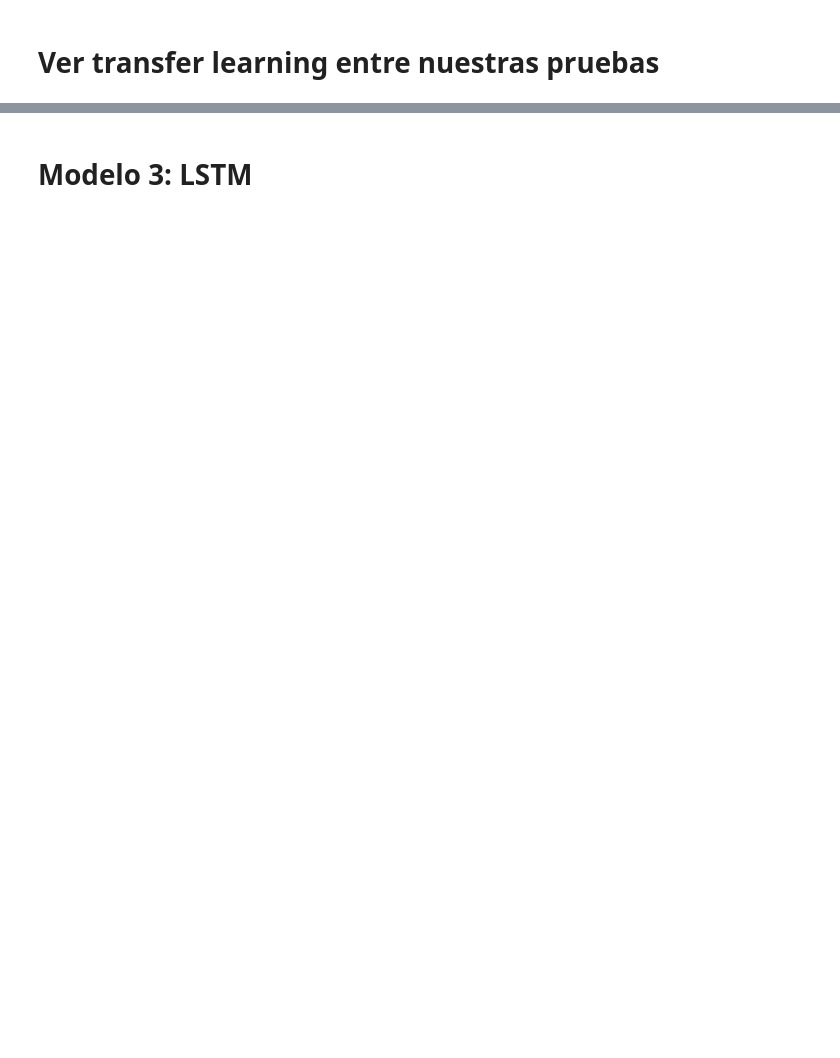
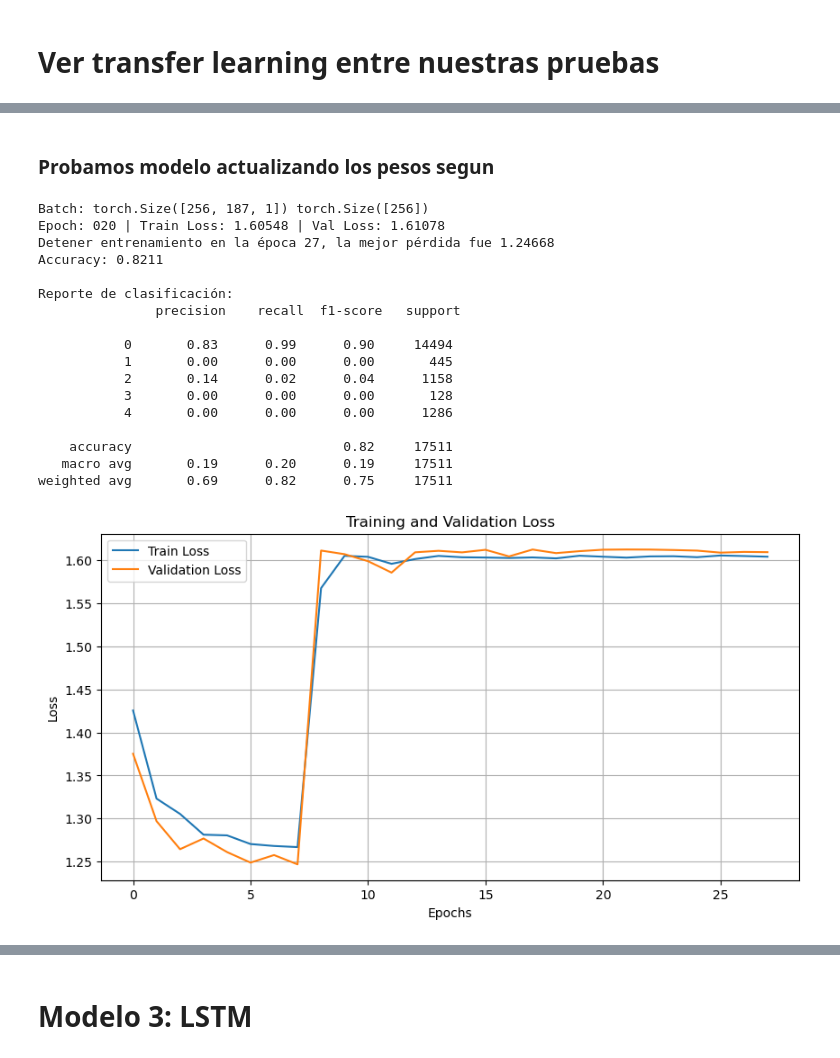
Before and after one commit to carbotton/tdl_tarea_2, a Jupyter notebook: Tarea_2-letra.ipynb, the cells around one changed output, grey strips where cells are left out. Saved outputs shown, nothing was run; the diff lists cells and outputs as text; code cells hidden in the pictures; blank space fills up the shorter version.

```diff
--- a/Tarea_2-letra.ipynb
+++ b/Tarea_2-letra.ipynb
@@ -728,0 +679,25 @@ weighted avg       0.94      0.76      0.82     17511
+# %% [markdown]
+### Probamos modelo actualizando los pesos segun
+# %%
+epoch_train_errors, epoch_val_errors = run_rnn_model(use_zscore=True, use_augmentation=True, use_sampler=False, use_class_weights=True)
+print("--------------------------------")
+plot_training(epoch_train_errors, epoch_val_errors)
+# %% [output]
+Batch: torch.Size([256, 187, 1]) torch.Size([256])
+Epoch: 020 | Train Loss: 1.60548 | Val Loss: 1.61078
+Detener entrenamiento en la época 27, la mejor pérdida fue 1.24668
+Accuracy: 0.8211
+
+Reporte de clasificación:
+               precision    recall  f1-score   support
+
+           0       0.83      0.99      0.90     14494
+           1       0.00      0.00      0.00       445
+           2       0.14      0.02      0.04      1158
+           3       0.00      0.00      0.00       128
+           4       0.00      0.00      0.00      1286
+
+    accuracy                           0.82     17511
+   macro avg       0.19      0.20      0.19     17511
+weighted avg       0.69      0.82      0.75     17511
+[figure, added]
```
Also changed, not shown: parts of 53 cells of this notebook, 1 other file.
